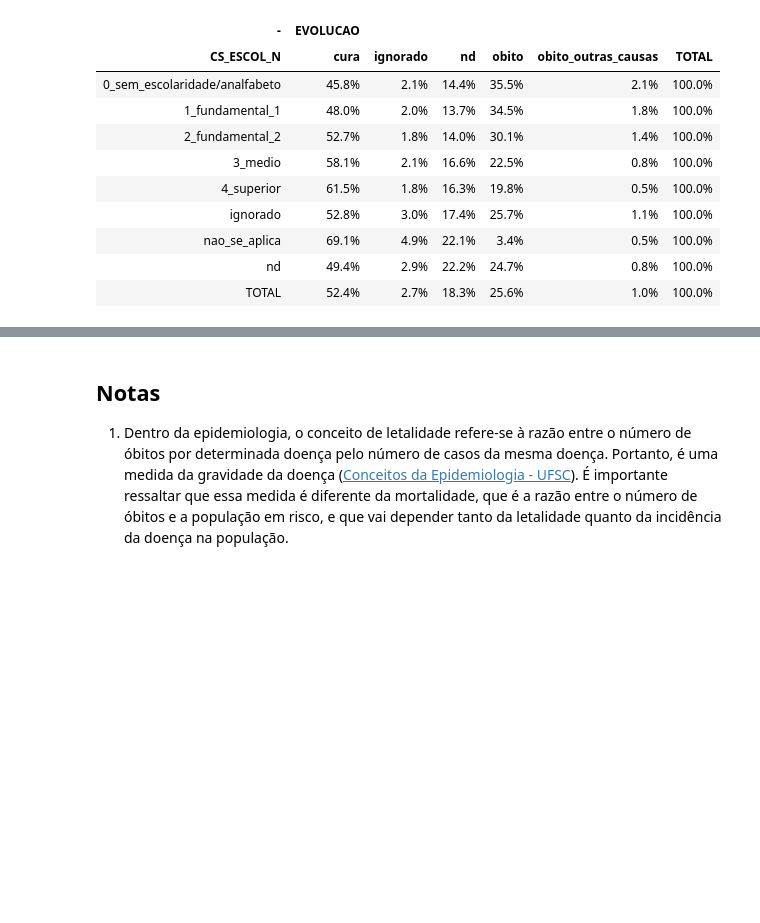
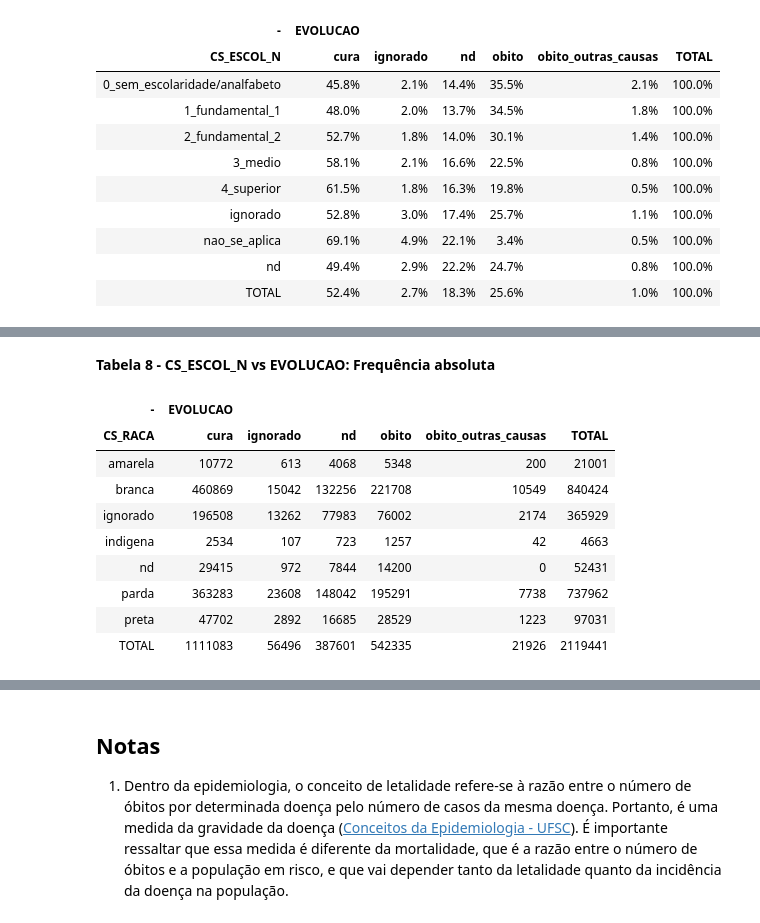
Before and after one commit to victor-marchesini/myfastpage, a Jupyter notebook: _notebooks/2021-06-06-AtividadeFinal-Parte1.ipynb, the cells around one changed output, grey strips where cells are left out. Drawn from its saved outputs; the diff is of its cells as text; code cells hidden in the pictures; blank space fills up the shorter version.

```diff
--- a/_notebooks/2021-06-06-AtividadeFinal-Parte1.ipynb
+++ b/_notebooks/2021-06-06-AtividadeFinal-Parte1.ipynb
@@ -72,6 +72,8 @@ import altair as alt
 
 # import dataframe_image as dfi
 import seaborn as sns
+
+from IPython.core.display import display, HTML
 
 # import gc   >> gc.collect(), liberar memória
 
@@ -110,6 +112,7 @@ def show_table(df_desc,
                rows=None,
                cols_left=['Descrição'],
                use_index=True,
+               hide_index=False,
                drop_original_index = True,
                multi_index=False,
                add_total_row=False,
@@ -153,6 +156,9 @@ def show_table(df_desc,
         dict(selector=".row0", props=[('border-top','1px solid black')]),
         dict(selector="td", props=[('text-align', 'center')]),
         dict(selector="tbody", props=[('border-bottom','double'),('border-top','1px solid black')]),
+        dict(selector="table", props=[('align','center')]),
+
+#         table align="center"
 
     ]
 
@@ -189,7 +195,10 @@ def show_table(df_desc,
                 formatter = { (upper_level,key):value for key,value in formatter.items()}
 
             df_styled = df_styled.format(formatter)
+    if hide_index:
+        df_styled = df_styled.hide_index()
 
+    df_styled = display(HTML(f'<center>{df_styled.render()}</center>'))
 #     dfi.export(df_styled, 'table.png',max_rows=200)
 #     image = Image(filename='table.png',width=width)
     return df_styled
@@ -815,0 +829,5 @@ show_table(df,cols_left=None,use_index=1,drop_original_index=False,multi_index=T
+# %%
+#hide
+i_col = 2
+col = qualitative_cols[i_col]
+print(f'\n  Variável - {col}: {var_dict[col]}')
@@ -815,0 +866,32 @@ show_table(df,cols_left=None,use_index=1,drop_original_index=False,multi_index=T
+# %% [markdown]
+**Tabela 8 - CS_ESCOL_N vs EVOLUCAO: Frequência absoluta**
+# %%
+#hide
+
+index_cols=[col]
+columns_cols=['EVOLUCAO']
+values_cols='DT_SIN_PRI'
+
+df1 = get_pivot_data(df_srag,index_cols=index_cols,columns_cols=columns_cols,values_cols=values_cols)
+# %%
+#hide_input
+
+df = df1.copy()
+df = add_total_row(df)
+
+df = df.set_index(df.columns[0])
+
+
+formatter = {col:'{:.0f}'.format for col in df.columns[:]}
+show_table(df,cols_left=None,use_index=1,drop_original_index=False,multi_index=True,add_total_row=1,hide_index=True,**formatter)
+# %% [output]
+| - | EVOLUCAO |  |  |  |  |  |
+| CS_RACA | cura | ignorado | nd | obito | obito_outras_causas | TOTAL |
+| amarela | 10772 | 613 | 4068 | 5348 | 200 | 21001 |
+| branca | 460869 | 15042 | 132256 | 221708 | 10549 | 840424 |
+| ignorado | 196508 | 13262 | 77983 | 76002 | 2174 | 365929 |
+| indigena | 2534 | 107 | 723 | 1257 | 42 | 4663 |
+| nd | 29415 | 972 | 7844 | 14200 | 0 | 52431 |
+| parda | 363283 | 23608 | 148042 | 195291 | 7738 | 737962 |
+| preta | 47702 | 2892 | 16685 | 28529 | 1223 | 97031 |
+| TOTAL | 1111083 | 56496 | 387601 | 542335 | 21926 | 2119441 |
```
Also changed, not shown: parts of 33 cells of this notebook.
